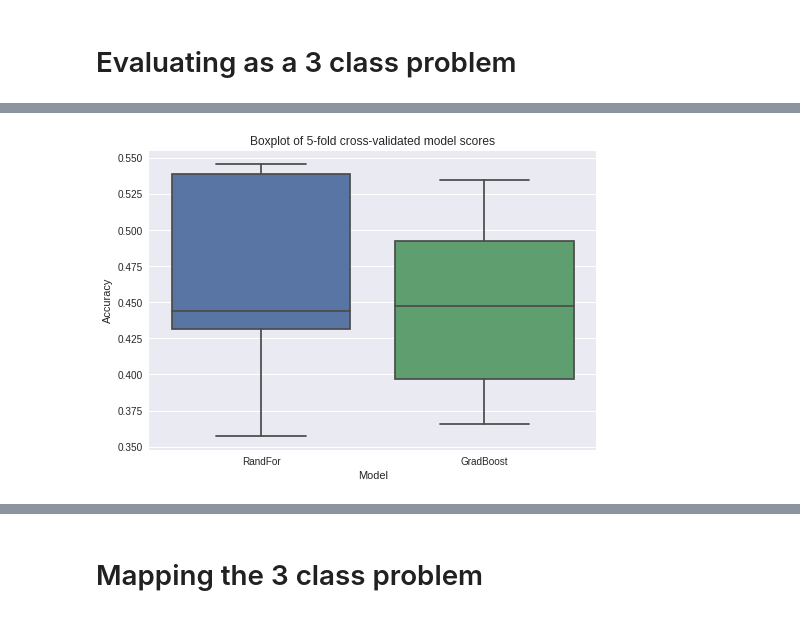
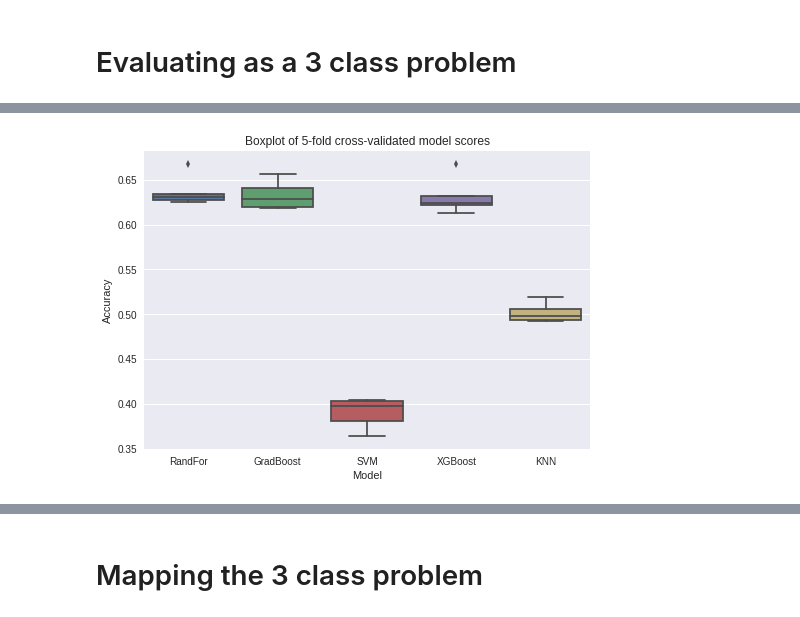
Before and after one commit to gurkpet/Solar-Panel-Market-Modeling, a Jupyter notebook: Solar Project.ipynb, the cells around one changed output, grey strips where cells are left out. Saved outputs shown, nothing was run; the diff lists cells and outputs as text; code cells hidden in the pictures.

```diff
--- a/Solar Project.ipynb
+++ b/Solar Project.ipynb
@@ -686,0 +670,3 @@ plt.show()
+# %%
+gbc = GradientBoostingClassifier(n_estimators=100,max_depth=10)
+gradscore = test_model(gbc, X, Y, 'Gradient Boosting')
@@ -686,0 +691,3 @@ plt.show()
+# %%
+xgb = xgboost.XGBClassifier()
+xgbscore = test_model(xgb, X, Y, 'XG Boosting')
@@ -686,0 +712,3 @@ plt.show()
+# %%
+scv = SVC()
+svcscore = test_model(scv, X, Y, 'Support Vector Machines')
@@ -686,0 +732,3 @@ plt.show()
+# %%
+knc = KNeighborsClassifier()
+kncscore = test_model(knc, X, Y, 'KNN Classifier')
@@ -687,11 +752,14 @@ plt.show()
 # %%
 scores = pd.DataFrame()
 scores['RandFor'] = randscore
 scores['GradBoost'] = gradscore
+scores['SVM'] = svcscore
+scores['XGBoost'] = xgbscore
+scores['KNN'] = kncscore
 sns.boxplot(scores)
 plt.title('Boxplot of 5-fold cross-validated model scores')
 plt.ylabel('Accuracy')
 plt.xlabel('Model')
 plt.show()
 # %% [output]
-[figure, old version]
+[figure, new version]
```
Also changed, not shown: parts of 64 cells of this notebook, 1 other file.
